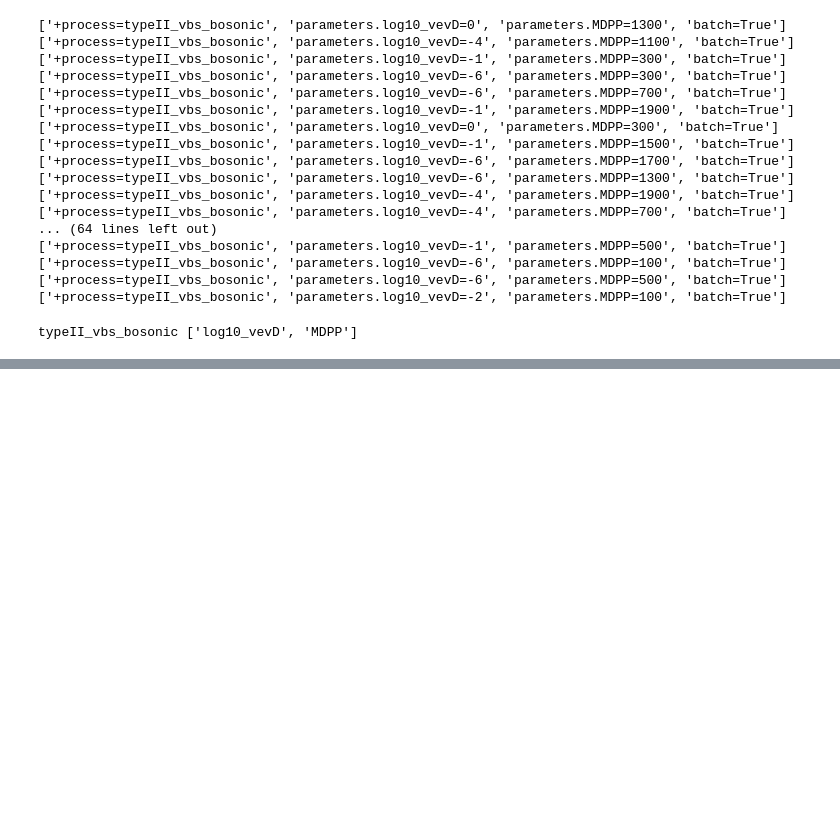
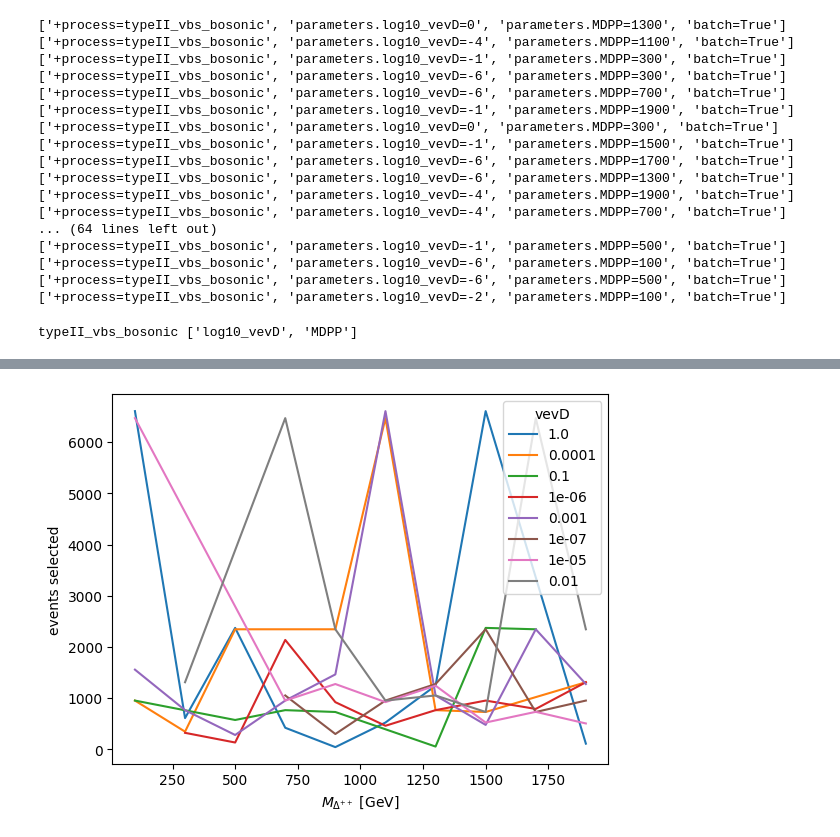
Before and after one commit to benw22022/MadHydra, a Jupyter notebook: visualise_results.ipynb, the cells around one changed output, grey strips where cells are left out. Saved outputs shown, nothing was run; the diff lists cells and outputs as text; code cells hidden in the pictures; blank space fills up the shorter version.

```diff
--- a/visualise_results.ipynb
+++ b/visualise_results.ipynb
@@ -184,0 +227,15 @@ Text(0.5, 0, '$M_{\\Delta^{++}}$ [GeV]')
+# %%
+fig, ax = plt.subplots()
+
+for vevd, value in results.items():
+    list1 = value['mdpp']
+    list2 = value['nevents_f']
+    list1, list2 = zip(*sorted(zip(list1, list2)))
+
+    ax.plot(list1, list2, label=vevd)
+
+ax.legend(title='vevD');
+ax.set_xlabel(r"$M_{\Delta^{++}}$ [GeV]");
+ax.set_ylabel("events selected");
+# %% [output]
+[figure, added]
```
Also changed, not shown: parts of 7 cells of this notebook.
